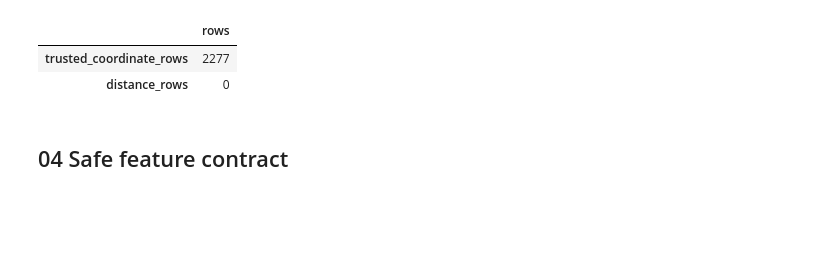
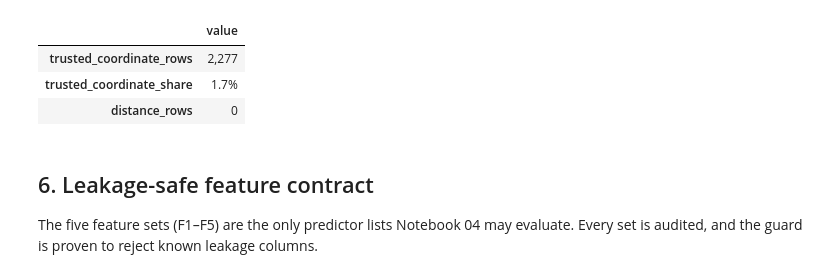
Before and after one commit to HauCoder2005/roombeacon-system, a Jupyter notebook: notebooks/03_roombeacon_processing.ipynb, the cells around one changed output. Saved outputs shown, nothing was run; the diff lists cells and outputs as text; code cells hidden in the pictures; blank space fills up the shorter version.

```diff
--- a/notebooks/03_roombeacon_processing.ipynb
+++ b/notebooks/03_roombeacon_processing.ipynb
@@ -72,15 +219,36 @@ display(Markdown('`price_per_area_analysis` is **TARGET-DERIVED / ANALYSIS-ONLY*
 # %%
-REFERENCE_LOCATION=None
-processed_df['distance_km_analysis']=np.nan
+REFERENCE_LOCATION = None
+
+processed_df["distance_km_analysis"] = np.nan
 if REFERENCE_LOCATION is not None:
- required={'latitude','longitude'}
- if not required<=set(REFERENCE_LOCATION): raise ValueError('REFERENCE_LOCATION requires latitude and longitude')
- trusted=processed_df.has_trusted_coordinate.fillna(False)
- processed_df.loc[trusted,'distance_km_analysis']=haversine_distance_km(processed_df.loc[trusted,'map_latitude'],processed_df.loc[trusted,'map_longitude'],REFERENCE_LOCATION['latitude'],REFERENCE_LOCATION['longitude'])
-display(pd.Series({'trusted_coordinate_rows':int(processed_df.has_trusted_coordinate.sum()),'distance_rows':int(processed_df.distance_km_analysis.notna().sum())},name='rows').to_frame())
+    if not {"latitude", "longitude"} <= set(REFERENCE_LOCATION):
+        raise ValueError("REFERENCE_LOCATION requires latitude and longitude")
+    trusted = processed_df.has_trusted_coordinate.fillna(False)
+    processed_df.loc[trusted, "distance_km_analysis"] = haversine_distance_km(
+        processed_df.loc[trusted, "map_latitude"],
+        processed_df.loc[trusted, "map_longitude"],
+        REFERENCE_LOCATION["latitude"],
+        REFERENCE_LOCATION["longitude"],
+    )
+
+trusted_rows = int(processed_df.has_trusted_coordinate.sum())
+display(
+    pd.Series(
+        {
+            "trusted_coordinate_rows": f"{trusted_rows:,}",
+            "trusted_coordinate_share": f"{trusted_rows / len(processed_df):.1%}",
+            "distance_rows": int(processed_df.distance_km_analysis.notna().sum()),
+        },
+        name="value",
+    ).to_frame()
+)
 # %% [output]
-|  | rows |
-| trusted_coordinate_rows | 2277 |
+|  | value |
+| trusted_coordinate_rows | 2,277 |
+| trusted_coordinate_share | 1.7% |
 | distance_rows | 0 |
-# %% [markdown]
-## 04 Safe feature contract
+# %% [markdown]
+## 6. Leakage-safe feature contract
+
+The five feature sets (F1–F5) are the only predictor lists Notebook 04 may evaluate. Every set is audited,
+and the guard is proven to reject known leakage columns.
```
Also changed, not shown: parts of 22 cells of this notebook, 2 other files.
